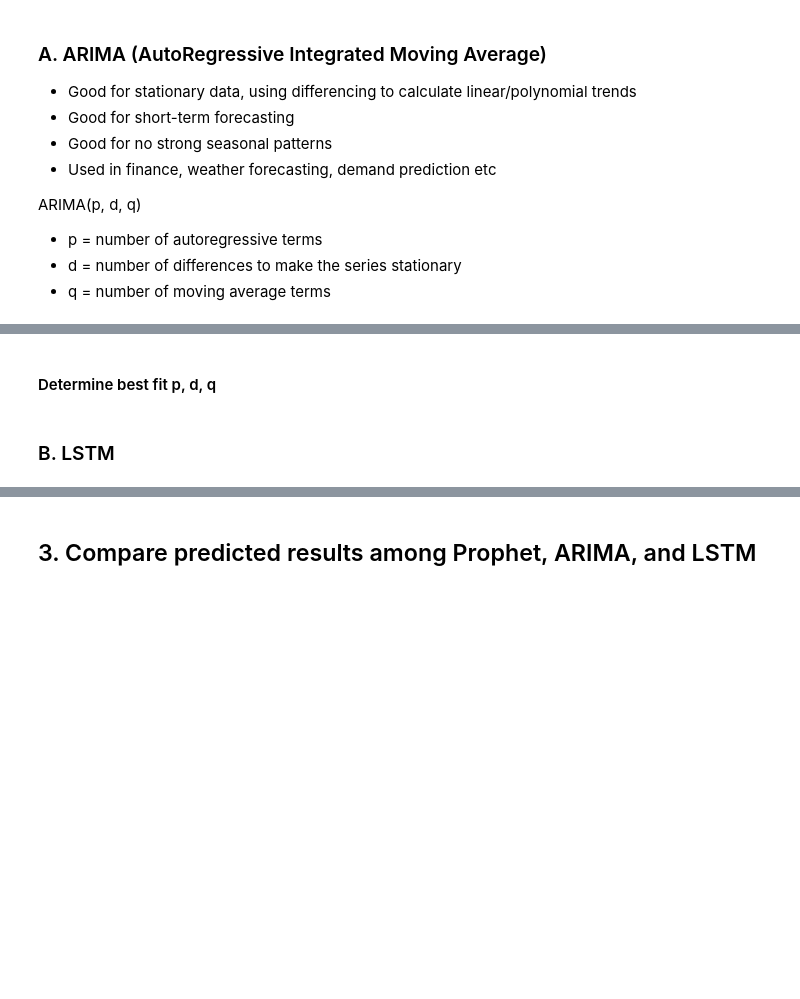
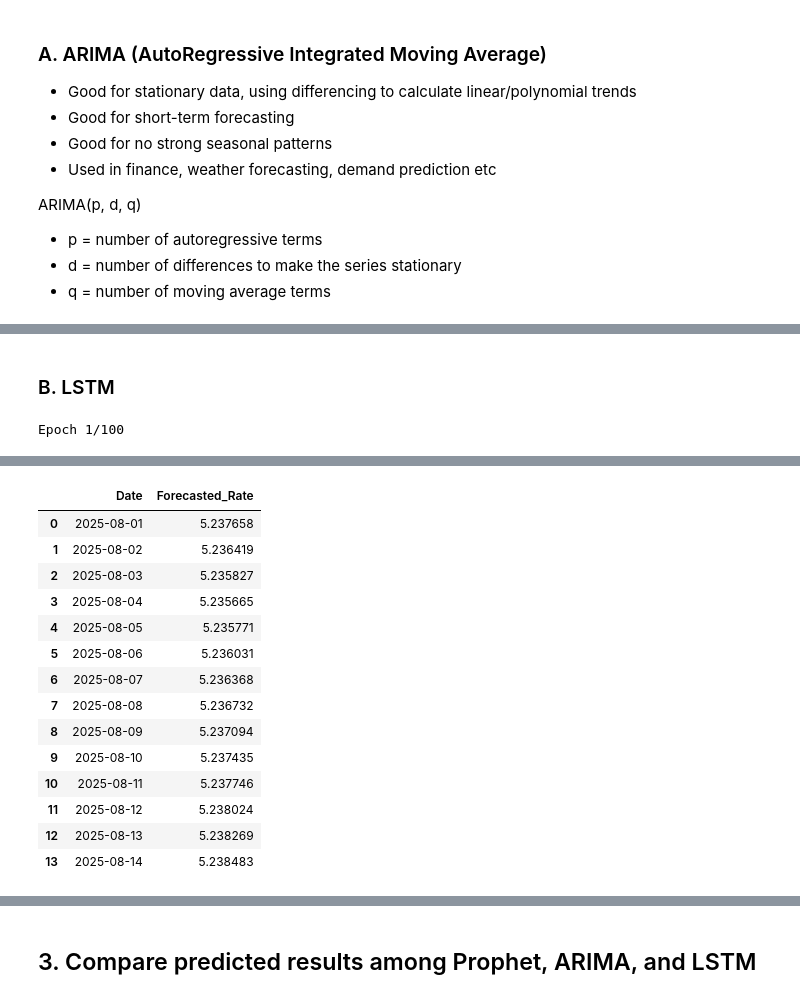
Before and after one commit to changbai-phu/Currency_Exchange_Rate_Predict, a Jupyter notebook: Different_Forecast.ipynb, the cells around one changed output, grey strips where cells are left out. Saved outputs shown, nothing was run; the diff lists cells and outputs as text; code cells hidden in the pictures; blank space fills up the shorter version.

```diff
--- a/Different_Forecast.ipynb
+++ b/Different_Forecast.ipynb
@@ -129,2 +287,0 @@ The CAD to CNY exchange rate is forecasted to decrease by 0.88% over the next 14
-# %% [markdown]
-#### Determine best fit p, d, q
@@ -133,2 +288,59 @@ def determine_ARIMA_param():
 # %% [markdown]
 ### B. LSTM
+# %%
+import numpy as np
+import pandas as pd
+from sklearn.preprocessing import MinMaxScaler
+from tensorflow.keras.models import Sequential
+from tensorflow.keras.layers import LSTM, Dense
+
+scaler = MinMaxScaler(feature_range=(0, 1))
+scaled_data = scaler.fit_transform(df['Rate'].values.reshape(-1, 1))
+
+#Prepare sequences
+sequence_length = 60 #for past 60 days
+X = []
+y = []
+
+for i in range(sequence_length, len(scaled_data)):
+    X.append(scaled_data[i-sequence_length:i, 0])
+    y.append(scaled_data[i, 0])
+X, y = np.array(X), np.array(y)
+X = np.reshape(X, (X.shape[0], X.shape[1], 1))  #3D input for LSTM
+
+#Build Model
+model = Sequential()
+model.add(LSTM(units=50, return_sequences=True, input_shape=(X.shape[1], 1)))
+model.add(LSTM(units=50))
+model.add(Dense(units=1))
+model.compile(optimizer='adam', loss='mean_squared_error')
+
+#Train model
+model.fit(X, y, epochs=100, batch_size=32)
+
+#Prediction
+forecast_steps = 14
+predictions = []
+last_60_days = scaled_data[-sequence_length:]
+for _ in range(forecast_steps):
+    x_input = last_60_days[-sequence_length:]
+    x_input = np.reshape(x_input, (1, sequence_length, 1))
+    prediction = model.predict(x_input)
+    predictions.append(prediction[0][0])
+    last_60_days = np.append(last_60_days[1:], prediction[0][0])
+
+predicted_rates = scaler.inverse_transform(np.array(predictions).reshape(-1, 1))
+#print(f"Predicted rate for the next 14 days: ", predicted_rates.flatten())
+
+# Create a date range for the forecast
+last_date = df.index[-1]
+forecast_dates = pd.date_range(start=last_date + pd.Timedelta(days=1), periods=forecast_steps, freq='D')
+
+# Create a DataFrame for the forecast
+lstm_forecast_df = pd.DataFrame({'Date': forecast_dates, 'Forecasted_Rate': predicted_rates.flatten()})
+
+# Display the forecasted rates
+print("Forecasted Rates for the next 14 days (LSTM):")
+display(lstm_forecast_df)
+# %% [output]
+Epoch 1/100
@@ -134,0 +364,15 @@ def determine_ARIMA_param():
+|  | Date | Forecasted_Rate |
+| 0 | 2025-08-01 | 5.237658 |
+| 1 | 2025-08-02 | 5.236419 |
+| 2 | 2025-08-03 | 5.235827 |
+| 3 | 2025-08-04 | 5.235665 |
+| 4 | 2025-08-05 | 5.235771 |
+| 5 | 2025-08-06 | 5.236031 |
+| 6 | 2025-08-07 | 5.236368 |
+| 7 | 2025-08-08 | 5.236732 |
+| 8 | 2025-08-09 | 5.237094 |
+| 9 | 2025-08-10 | 5.237435 |
+| 10 | 2025-08-11 | 5.237746 |
+| 11 | 2025-08-12 | 5.238024 |
+| 12 | 2025-08-13 | 5.238269 |
+| 13 | 2025-08-14 | 5.238483 |
```
Also changed, not shown: parts of 14 cells of this notebook.
